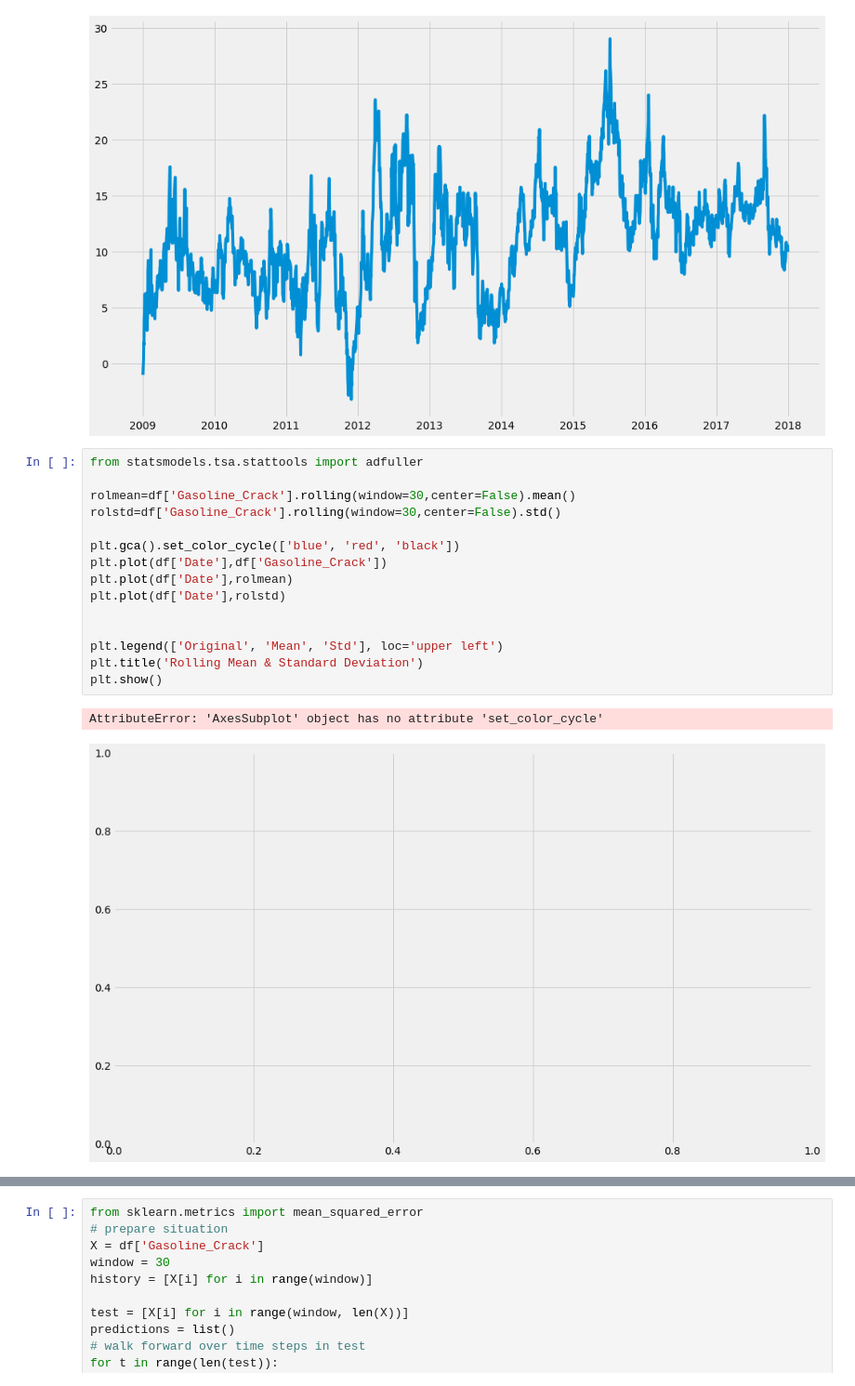
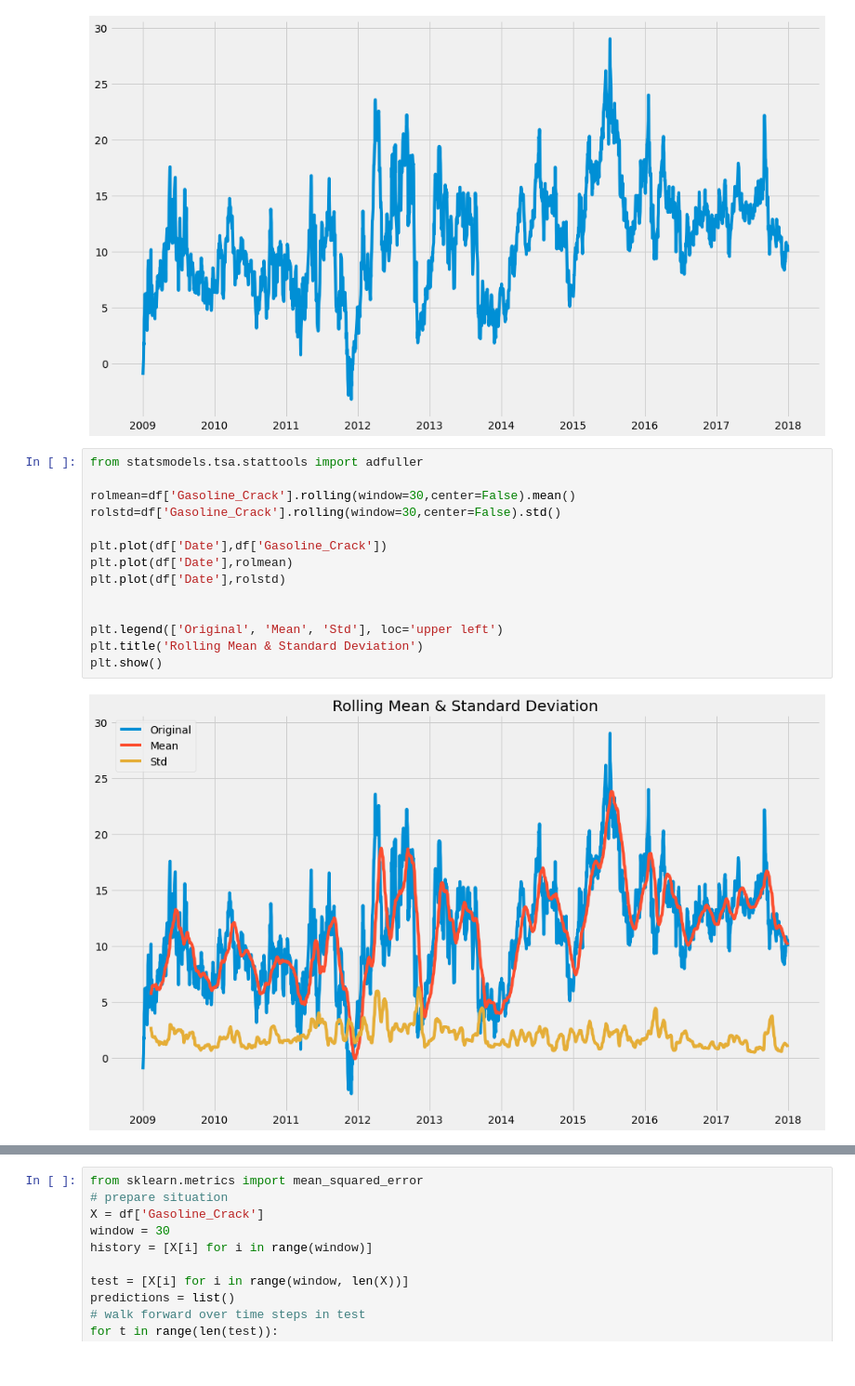
Before and after one commit to ufukceyhanli/Forecasting-of-Gasoline-MED-FOB-Price-Based-on-Historical-Data, a Jupyter notebook: Forecasting-of-Gasoline-MED-FOB-Price-Based-on-Historical-Data.ipynb, the cells around one changed output, grey strips where cells are left out. Shown at 93% size. Saved outputs shown, nothing was run; the diff lists cells and outputs as text.

Commit message:
updated_visualizations

```diff
--- a/Forecasting-of-Gasoline-MED-FOB-Price-Based-on-Historical-Data.ipynb
+++ b/Forecasting-of-Gasoline-MED-FOB-Price-Based-on-Historical-Data.ipynb
@@ -83,18 +83,16 @@ plt.plot(df['Date'],df['Gasoline_Crack'])
 # %%
 from statsmodels.tsa.stattools import adfuller
 
 rolmean=df['Gasoline_Crack'].rolling(window=30,center=False).mean()
 rolstd=df['Gasoline_Crack'].rolling(window=30,center=False).std()
 
-plt.gca().set_color_cycle(['blue', 'red', 'black'])
 plt.plot(df['Date'],df['Gasoline_Crack'])
 plt.plot(df['Date'],rolmean)
 plt.plot(df['Date'],rolstd)
 
 
 plt.legend(['Original', 'Mean', 'Std'], loc='upper left')
 plt.title('Rolling Mean & Standard Deviation')
 plt.show()
 # %% [output]
-AttributeError: 'AxesSubplot' object has no attribute 'set_color_cycle'
-[figure, old version]
+[figure, new version]
```
Also changed, not shown: parts of 13 cells of this notebook.
